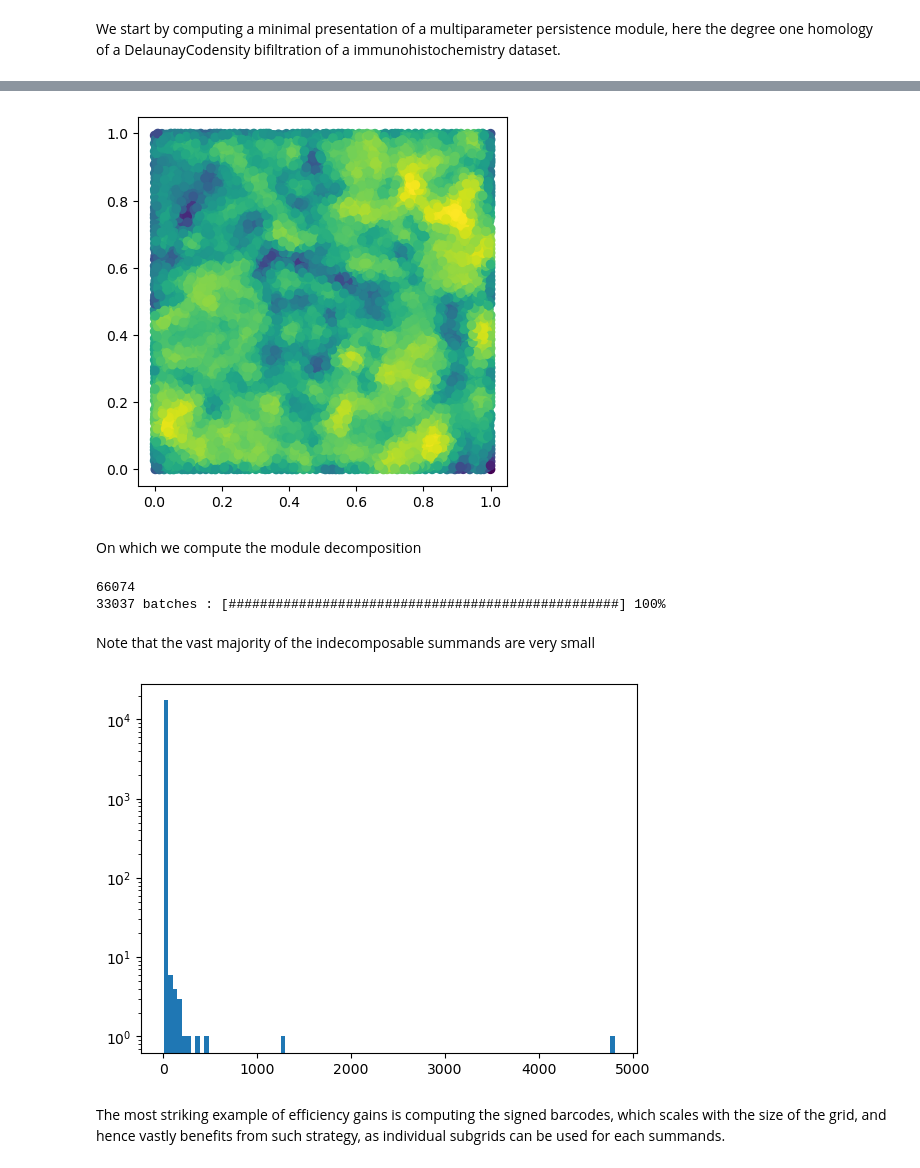
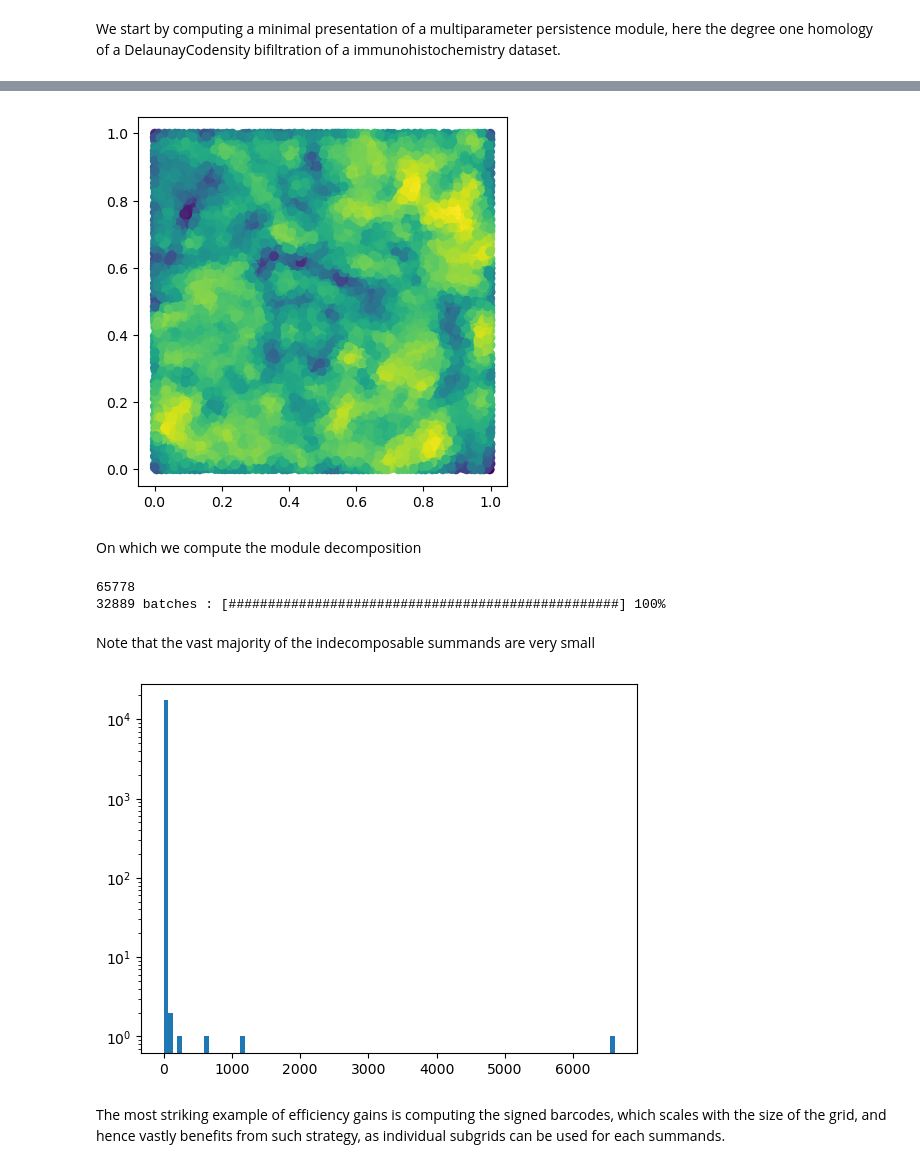
Before and after one commit to DavidLapous/multipers, a Jupyter notebook: docs/notebooks/AIDA.ipynb, the cells around one changed output, grey strips where cells are left out. Drawn from its saved outputs; the diff is of its cells as text; code cells hidden in the pictures.

```diff
--- a/docs/notebooks/AIDA.ipynb
+++ b/docs/notebooks/AIDA.ipynb
@@ -81,7 +80,8 @@ def get_immuno(i, DATASET_PATH="./"):
     X = np.array(immu_dataset['x'])
     X /= np.max(X)
     Y = np.asarray(immu_dataset['y'])
-    Y /= np.max(Y)
+    Y = Y/np.max(Y)
+    Y = Y/np.max(Y)
     labels = LabelEncoder().fit_transform(immu_dataset['Celltype'])
     return np.concatenate([X[:,None], Y[:,None]], axis=1), labels
 x, y = get_immuno(1)
@@ -96,7 +96,7 @@ bandwidth=.02
 n = 10_000
 degree = 1
 y = np.random.uniform(0,1, (100*n,2))
-y = y[fpsample(y, n, 7)]
+y = y[fpsample(y, n, 2)]
 f = KDE(bandwidth=bandwidth, return_log=True).fit(x).score_samples(y)
 plt.scatter(*y.T, c=f)
 plt.gca().set_aspect(1)
@@ -106,19 +107,19 @@ s = mp.filtrations.DelaunayLowerstar(points=y, function=-f, reduce_degree=degree
-[figure, old version]
+[figure, new version]
 # %% [markdown]
 On which we compute the module decomposition
 # %%
 print(len(s))
 out = aida(s, progress=True)
 # %% [output]
-66074
-33037 batches : [##################################################] 100%
+65778
+32889 batches : [##################################################] 100%
 # %% [markdown]
 Note that the vast majority of the indecomposable summands are very small
 # %%
 plt.hist([len(x) for x in out], bins=100)
 plt.gca().set_yscale("log")
 # %% [output]
-[figure, old version]
+[figure, new version]
 # %% [markdown]
 The most striking example of efficiency gains is computing the signed barcodes, which scales with the size of the grid, and hence vastly benefits from such strategy, as individual subgrids can be used for each summands.
 # %%
```
Also changed, not shown: parts of 8 cells of this notebook, 1 other file.
